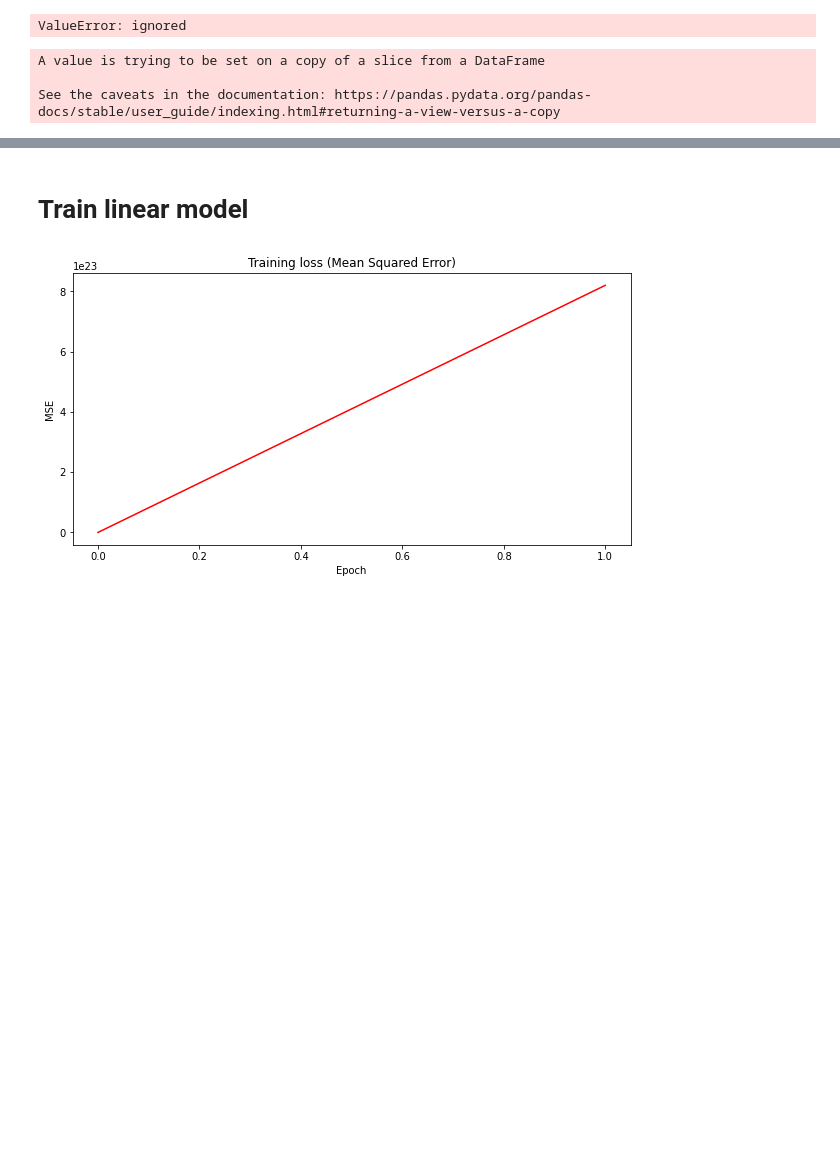
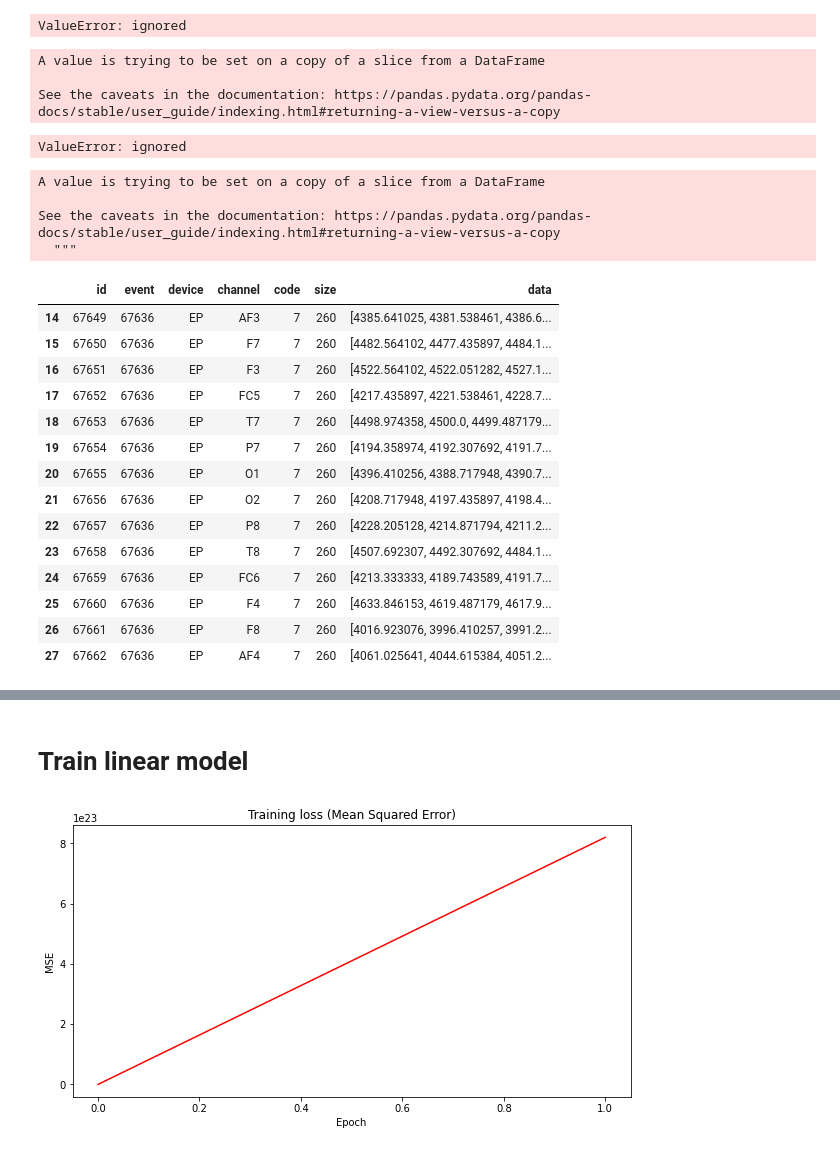
Before and after one commit to IImbryk/NMA_MindBigData, a Jupyter notebook: mnist_for_brain.ipynb, the cells around one changed output, grey strips where cells are left out. Drawn from its saved outputs; the diff is of its cells as text; code cells hidden in the pictures; blank space fills up the shorter version.

```diff
--- a/mnist_for_brain.ipynb
+++ b/mnist_for_brain.ipynb
@@ -159,3 +179,38 @@ data_MW_copy = parse_str(data_MW, data_MW['size'].max())
 A value is trying to be set on a copy of a slice from a DataFrame
 
 See the caveats in the documentation: https://pandas.pydata.org/pandas-docs/stable/user_guide/indexing.html#returning-a-view-versus-a-copy
+# %%
+from scipy.interpolate import interp1d
+from scipy import arange
+import numpy as np
+x = arange(0,len(data_EP1['data'][0]))
+f=interp1d(x, data_EP1['data'][0])
+x=arange(7050, 12000)
+y=f(x)
+# %% [output]
+ValueError: ignored
+# %%
+data_EP1_copy = parse_str_(data_EP1[0:100], 256)
+# %% [output]
+A value is trying to be set on a copy of a slice from a DataFrame
+
+See the caveats in the documentation: https://pandas.pydata.org/pandas-docs/stable/user_guide/indexing.html#returning-a-view-versus-a-copy
+  """
+# %%
+data_EP1_copy.query('code==7')
+# %% [output]
+|  | id | event | device | channel | code | size | data |
+| 14 | 67649 | 67636 | EP | AF3 | 7 | 260 | [4385.641025, 4381.538461, 4386.6... |
+| 15 | 67650 | 67636 | EP | F7 | 7 | 260 | [4482.564102, 4477.435897, 4484.1... |
+| 16 | 67651 | 67636 | EP | F3 | 7 | 260 | [4522.564102, 4522.051282, 4527.1... |
+| 17 | 67652 | 67636 | EP | FC5 | 7 | 260 | [4217.435897, 4221.538461, 4228.7... |
+| 18 | 67653 | 67636 | EP | T7 | 7 | 260 | [4498.974358, 4500.0, 4499.487179... |
+| 19 | 67654 | 67636 | EP | P7 | 7 | 260 | [4194.358974, 4192.307692, 4191.7... |
+| 20 | 67655 | 67636 | EP | O1 | 7 | 260 | [4396.410256, 4388.717948, 4390.7... |
+| 21 | 67656 | 67636 | EP | O2 | 7 | 260 | [4208.717948, 4197.435897, 4198.4... |
+| 22 | 67657 | 67636 | EP | P8 | 7 | 260 | [4228.205128, 4214.871794, 4211.2... |
+| 23 | 67658 | 67636 | EP | T8 | 7 | 260 | [4507.692307, 4492.307692, 4484.1... |
+| 24 | 67659 | 67636 | EP | FC6 | 7 | 260 | [4213.333333, 4189.743589, 4191.7... |
+| 25 | 67660 | 67636 | EP | F4 | 7 | 260 | [4633.846153, 4619.487179, 4617.9... |
+| 26 | 67661 | 67636 | EP | F8 | 7 | 260 | [4016.923076, 3996.410257, 3991.2... |
+| 27 | 67662 | 67636 | EP | AF4 | 7 | 260 | [4061.025641, 4044.615384, 4051.2... |
```
Also changed, not shown: parts of 11 cells of this notebook.
